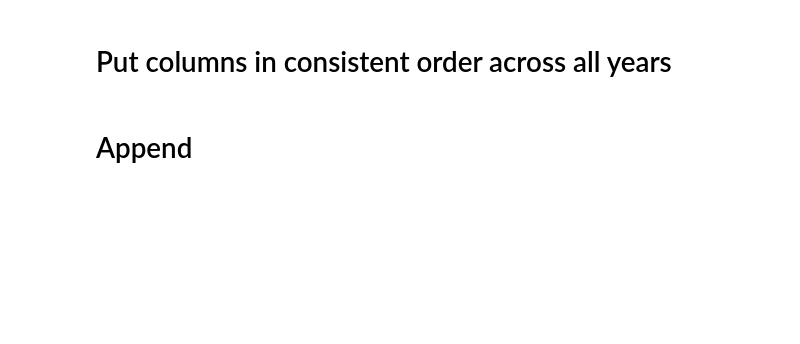
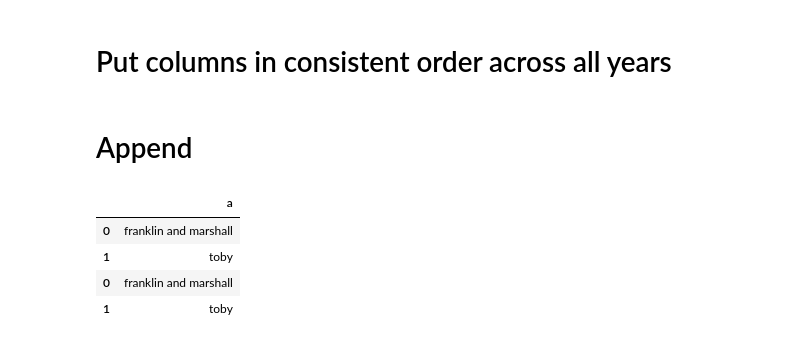
Before and after one commit to lrm15/faculty_retention, a Jupyter notebook: combine_data.ipynb, the cells around one changed output. Saved outputs shown, nothing was run; the diff lists cells and outputs as text; code cells hidden in the pictures; blank space fills up the shorter version.

```diff
--- a/combine_data.ipynb
+++ b/combine_data.ipynb
@@ -1090,4 +1090,17 @@ df8 = df8.reindex(columns=['last', 'first', 'middle', 'dept', 'leave', 'visiting
 df7 = df7.reindex(columns=['last', 'first', 'middle', 'dept', 'leave', 'visiting', 'title', 'degrees', 'name'])
 # %% [markdown]
 # Append
+# %%
+lauren = pd.DataFrame()
+lauren['a'] = ['franklin and marshall', 'toby']
+alison = pd.DataFrame()
+alison['a'] = ['franklin and marshall', 'toby']
+# %%
+pd.concat([lauren, alison])
+# %% [output]
+|  | a |
+| 0 | franklin and marshall |
+| 1 | toby |
+| 0 | franklin and marshall |
+| 1 | toby |
 # %%
```
Also changed, not shown: parts of 6 cells of this notebook.
